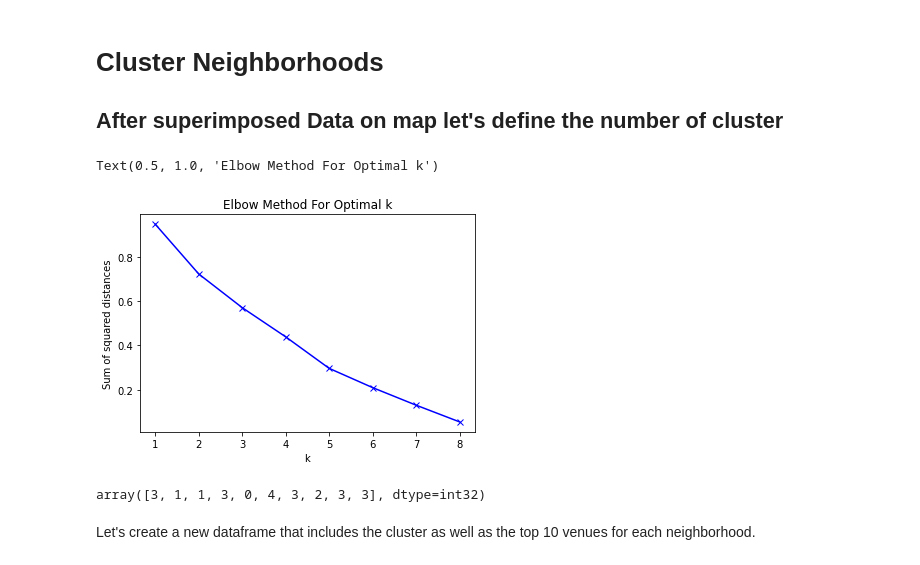
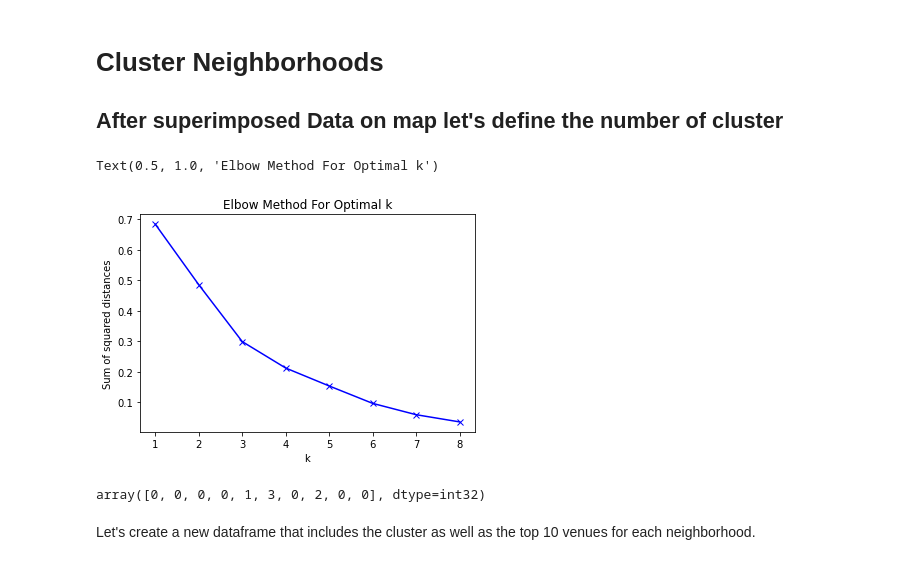
Before and after one commit to claudio-calamita/My-Project, a Jupyter notebook: Final Assignment Coursera.ipynb, the cells around one changed output. Saved outputs shown, nothing was run; the diff lists cells and outputs as text; code cells hidden in the pictures.

Commit message:
Aggiorna centroidi, il clustering e crea heatmap diverse per ogni category. Aggiunge dataset

```diff
--- a/Final Assignment Coursera.ipynb
+++ b/Final Assignment Coursera.ipynb
@@ -91,3 +98,24 @@ for number in range(1, numberBoroughs+1): ### the right extreme of range is not
+# %%
+points = []
+fields = []
+with shapefile.Reader("/Users/claudiocalamita/Desktop/My_Notebook/centroidi.shp") as sf_centroids:
+    ### Get Geometries
+    shapes = sf_centroids.shapes()
+    ## For every line
+    for point in shapes:
+        points.append(point.points)
+    ##Get fields of shapefile
+    records = sf_centroids.records()
+    fields = [num.NUMERO-1 for num in records]
+    ## Extract longitude and latitude
+    longitude = [p[0][0] for p in points]
+    latitude = [p[0][1] for p in points]
+
+    ## Use Dataframe to sort for municipality
+    df_geo = pd.DataFrame(list(zip(fields, longitude, latitude)),
+               columns =['Municipality', 'longitude', 'latitude'])
+    df_geo = df_geo.sort_values(by=['Municipality'])
+    df_geo.reset_index(drop=True, inplace=True)
 # %% [markdown]
 # Build DataFrame
 # %%
@@ -117,8 +145,8 @@ number_Neighborhoods = [len(a) for a in number_Neighborhoods]
 df['number_Neighborhoods'] = number_Neighborhoods
 
 ## Add Latitude and Longitude
-df['Latitude'] = latitude
-df['Longitude'] = longitude
+df['Latitude'] = df_geo['latitude']
+df['Longitude'] = df_geo['longitude']
 # %%
 df
 # %% [output]
@@ -667,26 +708,26 @@ neighborhoods_venues_sorted
 ## After superimposed Data on map let's define the number of cluster
 # %%
 ## Calculate besk K
+naples_grouped_clustering = naples_grouped.drop('Neighborhood', 1)
+
 Sum_of_squared_distances = []
 K = range(1,9)
 for k in K:
     km = KMeans(n_clusters=k)
     km = km.fit(naples_grouped_clustering)
     Sum_of_squared_distances.append(km.inertia_)
 
 ## Plot k and range
-plt.plot(K, Sum_of_squared_distances, 'bx-')
+fig, plt.plot(K, Sum_of_squared_distances, 'bx-')
 plt.xlabel('k')
 plt.ylabel('Sum of squared distances')
 plt.title('Elbow Method For Optimal k')
 # %% [output]
 Text(0.5, 1.0, 'Elbow Method For Optimal k')
-[figure, old version]
+[figure, new version]
 # %%
-# The optimal cut is for k = 5
-kclusters = 5
-
-naples_grouped_clustering = naples_grouped.drop('Neighborhood', 1)
+# The optimal cut is for k =
+kclusters = 4
 
 # run k-means clustering
 kmeans = KMeans(n_clusters=kclusters, random_state=0).fit(naples_grouped_clustering)
@@ -694,7 +735,7 @@ kmeans = KMeans(n_clusters=kclusters, random_state=0).fit(naples_grouped_cluster
 # check cluster labels generated for each row in the dataframe
 kmeans.labels_[0:10]
 # %% [output]
-array([3, 1, 1, 3, 0, 4, 3, 2, 3, 3], dtype=int32)
+array([0, 0, 0, 0, 1, 3, 0, 2, 0, 0], dtype=int32)
 # %% [markdown]
 Let's create a new dataframe that includes the cluster as well as the top 10 venues for each neighborhood.
 # %%
```
Also changed, not shown: parts of 36 cells of this notebook, 12 other files.
